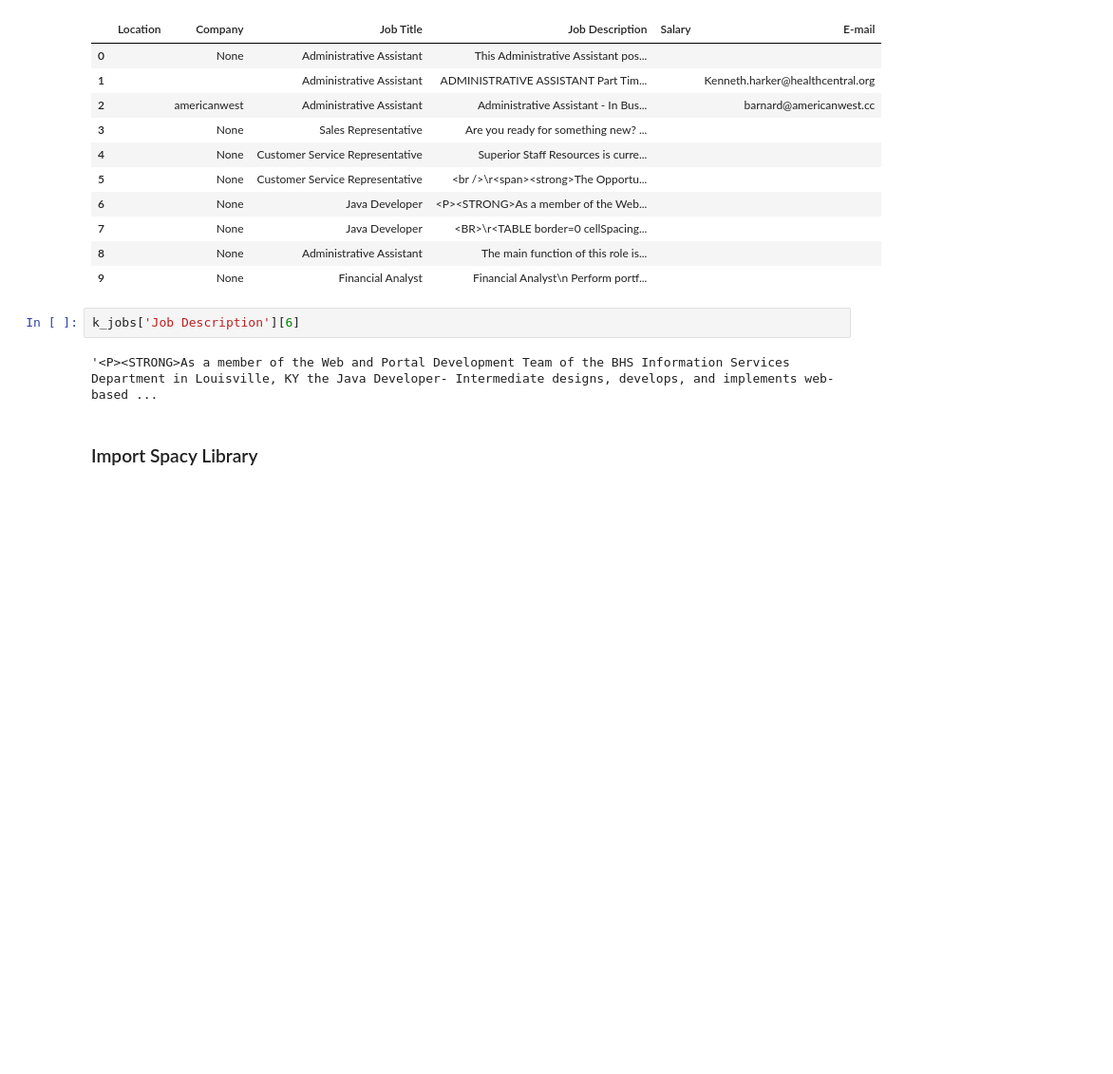
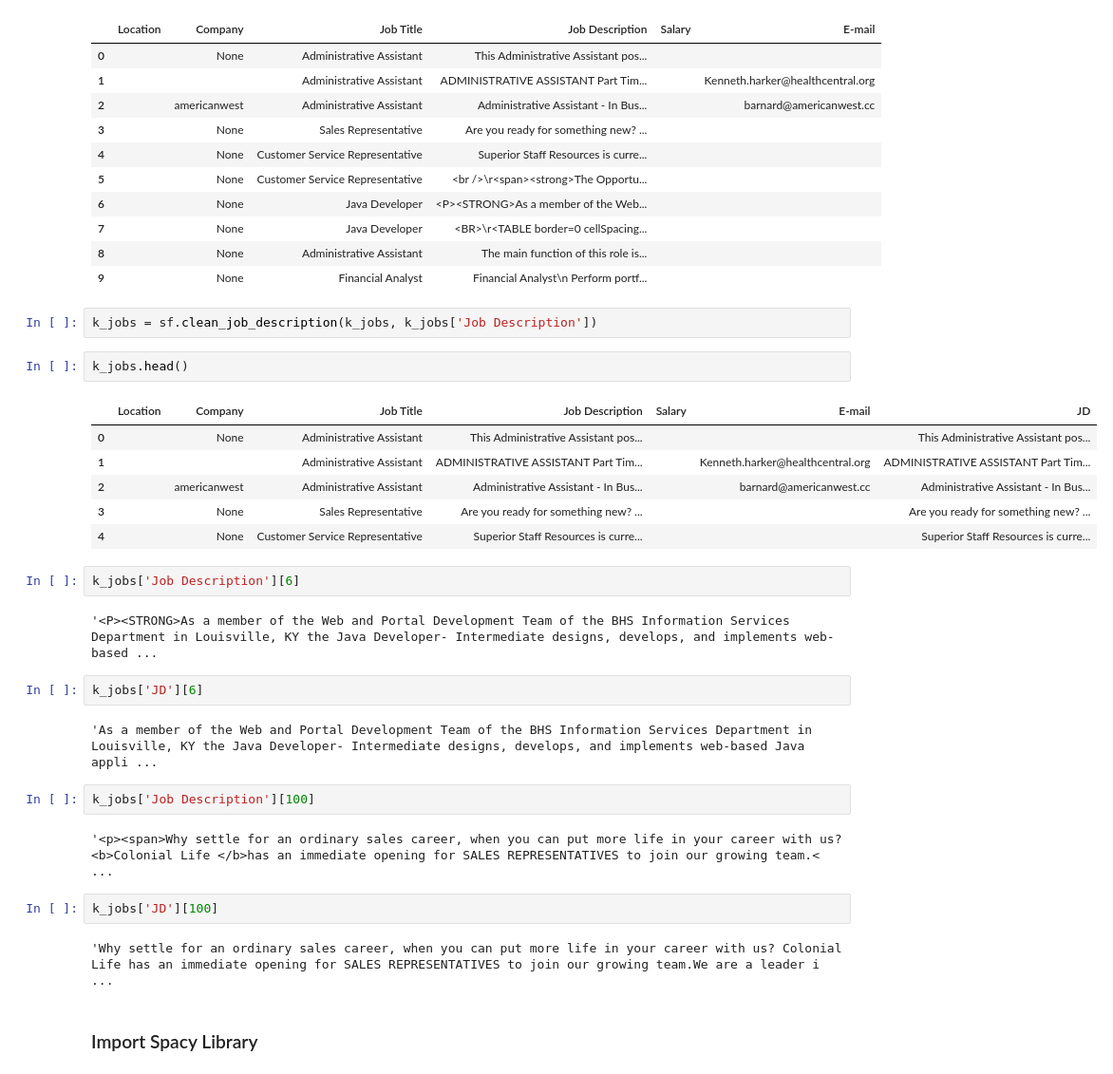
Before and after one commit to etzimopoulos/Job-descriptions-topic-modelling-using-NLP, a Jupyter notebook: topic-modelling-part2-kaggle-jobs-LDA-NMF.ipynb, the cells around one changed output. Shown at 95% size. Drawn from its saved outputs; the diff is of its cells as text; blank space fills up the shorter version.

Commit message:
updated jobs descriptions to remove html and \r characters and added visualisation of topics

```diff
--- a/topic-modelling-part2-kaggle-jobs-LDA-NMF.ipynb
+++ b/topic-modelling-part2-kaggle-jobs-LDA-NMF.ipynb
@@ -35,10 +35,33 @@ k_jobs.head(10)
 | 7 |  | None | Java Developer | <BR>\r<TABLE border=0 cellSpacing... |  |  |
 | 8 |  | None | Administrative Assistant | The main function of this role is... |  |  |
 | 9 |  | None | Financial Analyst | Financial Analyst\n Perform portf... |  |  |
+# %%
+k_jobs = sf.clean_job_description(k_jobs, k_jobs['Job Description'])
+# %%
+k_jobs.head()
+# %% [output]
+|  | Location | Company | Job Title | Job Description | Salary | E-mail | JD |
+| 0 |  | None | Administrative Assistant | This Administrative Assistant pos... |  |  | This Administrative Assistant pos... |
+| 1 |  |  | Administrative Assistant | ADMINISTRATIVE ASSISTANT Part Tim... |  | Kenneth.harker@healthcentral.org | ADMINISTRATIVE ASSISTANT Part Tim... |
+| 2 |  | americanwest | Administrative Assistant | Administrative Assistant - In Bus... |  | barnard@americanwest.cc | Administrative Assistant - In Bus... |
+| 3 |  | None | Sales Representative | Are you ready for something new? ... |  |  | Are you ready for something new? ... |
+| 4 |  | None | Customer Service Representative | Superior Staff Resources is curre... |  |  | Superior Staff Resources is curre... |
 # %%
 k_jobs['Job Description'][6]
 # %% [output]
 '<P><STRONG>As a member of the Web and Portal Development Team of the BHS Information Services Department in Louisville, KY the Java Developer- Intermediate designs, develops, and implements web-based ...
+# %%
+k_jobs['JD'][6]
+# %% [output]
+'As a member of the Web and Portal Development Team of the BHS Information Services Department in Louisville, KY the Java Developer- Intermediate designs, develops, and implements web-based Java appli ...
+# %%
+k_jobs['Job Description'][100]
+# %% [output]
+'<p><span>Why settle for an ordinary sales career, when you can put more life in your career with us? <b>Colonial Life </b>has an immediate opening for SALES REPRESENTATIVES to join our growing team.< ...
+# %%
+k_jobs['JD'][100]
+# %% [output]
+'Why settle for an ordinary sales career, when you can put more life in your career with us? Colonial Life has an immediate opening for SALES REPRESENTATIVES to join our growing team.We are a leader i ...
 # %% [markdown]
 ### Import Spacy Library
 # %%
```
Also changed, not shown: parts of 32 cells of this notebook, 1 other file.
